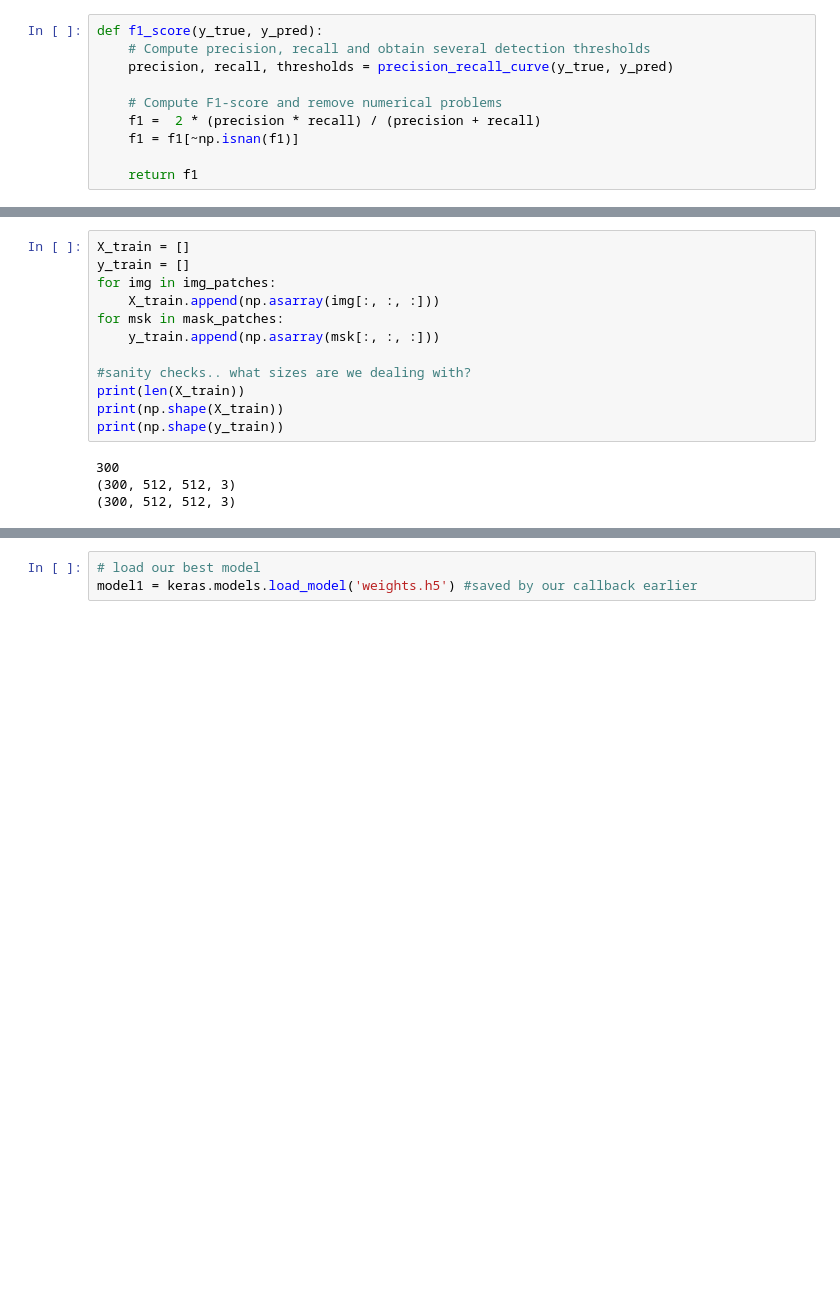
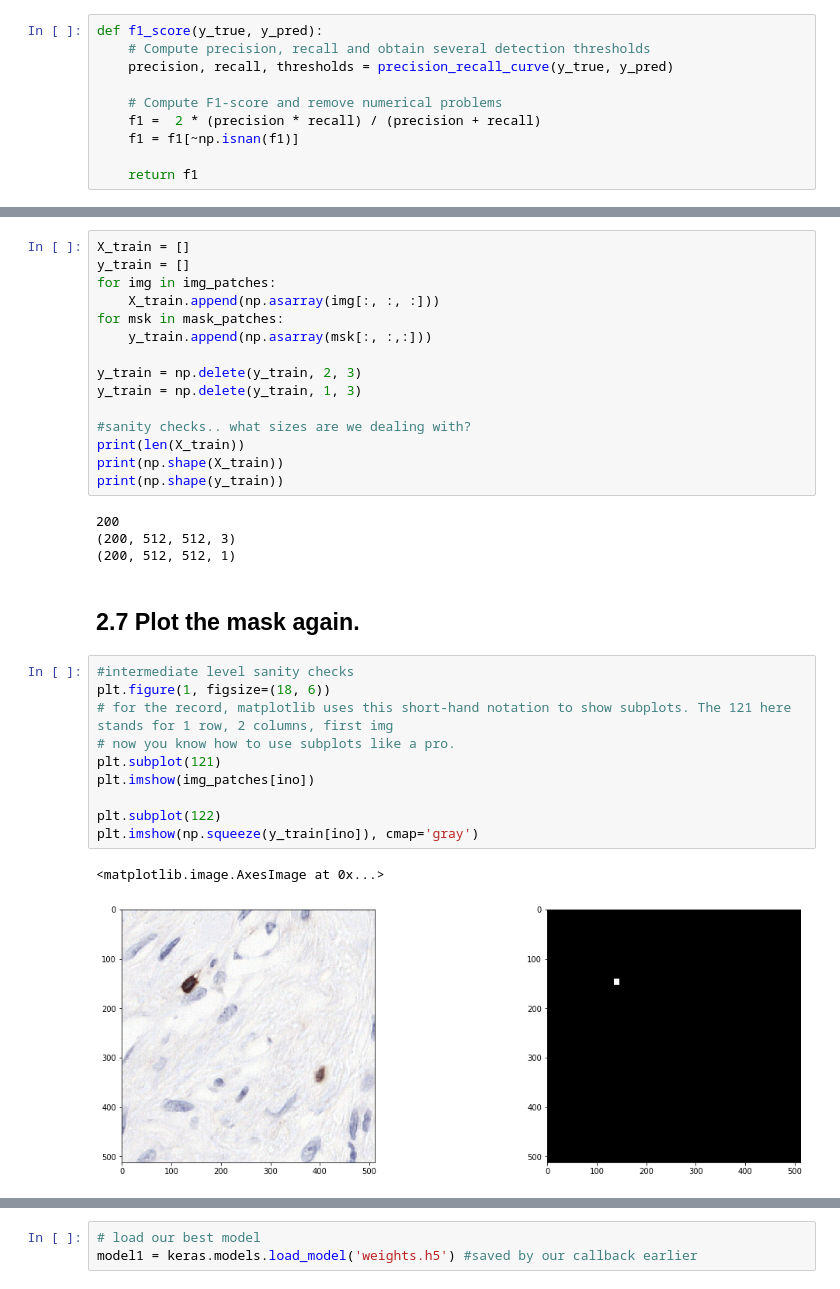
Before and after one commit to jeffluppes/ISMI2018, a Jupyter notebook: Project/ProjectNotebook.ipynb, the cells around one changed output, grey strips where cells are left out. Saved outputs shown, nothing was run; the diff lists cells and outputs as text; blank space fills up the shorter version.

```diff
--- a/Project/ProjectNotebook.ipynb
+++ b/Project/ProjectNotebook.ipynb
@@ -640,13 +641,31 @@ y_train = []
 for img in img_patches:
     X_train.append(np.asarray(img[:, :, :]))
 for msk in mask_patches:
-    y_train.append(np.asarray(msk[:, :, :]))
+    y_train.append(np.asarray(msk[:, :,:]))
+
+y_train = np.delete(y_train, 2, 3)
+y_train = np.delete(y_train, 1, 3)
 
 #sanity checks.. what sizes are we dealing with?
 print(len(X_train))
 print(np.shape(X_train))
 print(np.shape(y_train))
 # %% [output]
-300
-(300, 512, 512, 3)
-(300, 512, 512, 3)
+200
+(200, 512, 512, 3)
+(200, 512, 512, 1)
+# %% [markdown]
+## 2.7 Plot the mask again.
+# %%
+#intermediate level sanity checks
+plt.figure(1, figsize=(18, 6))
+# for the record, matplotlib uses this short-hand notation to show subplots. The 121 here stands for 1 row, 2 columns, first img
+# now you know how to use subplots like a pro.
+plt.subplot(121)
+plt.imshow(img_patches[ino])
+
+plt.subplot(122)
+plt.imshow(np.squeeze(y_train[ino]), cmap='gray')
+# %% [output]
+<matplotlib.image.AxesImage at 0x...>
+[figure, added]
```
Also changed, not shown: parts of 58 cells of this notebook.
